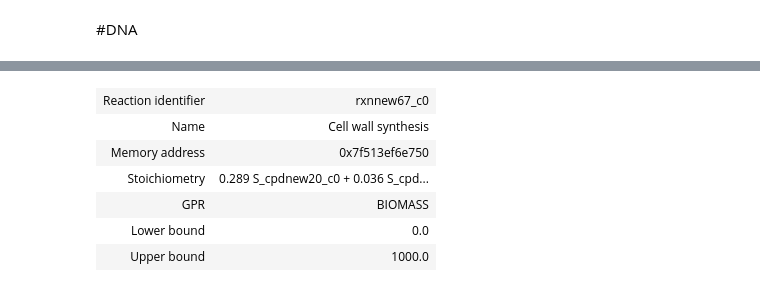
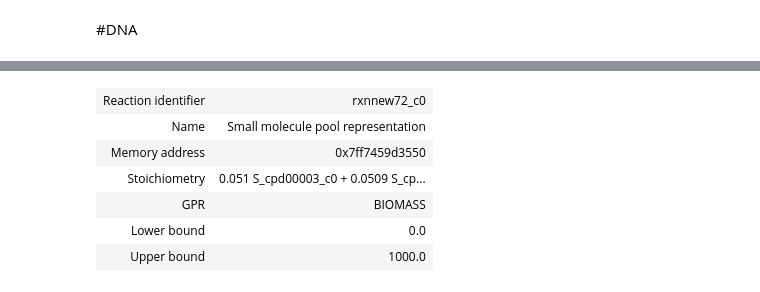
Before and after one commit to llvdrhau/Alquimia_Biorefinery_design_and_optimisation, a Jupyter notebook: colab_scripts/checkObjectiveReaction.ipynb, the cells around one changed output, grey strips where cells are left out. Saved outputs shown, nothing was run; the diff lists cells and outputs as text; code cells hidden in the pictures.

```diff
--- a/colab_scripts/checkObjectiveReaction.ipynb
+++ b/colab_scripts/checkObjectiveReaction.ipynb
@@ -172,10 +179,10 @@ Consuming Reactions
 # %%
-model.reactions.get_by_id('rxnnew67_c0')
+model.reactions.get_by_id('rxnnew72_c0')
 # %% [output]
-| Reaction identifier | rxnnew67_c0 |
-| Name | Cell wall synthesis |
-| Memory address | 0x7f513ef6e750 |
-| Stoichiometry | 0.289 S_cpdnew20_c0 + 0.036 S_cpd... |
+| Reaction identifier | rxnnew72_c0 |
+| Name | Small molecule pool representation |
+| Memory address | 0x7ff7459d3550 |
+| Stoichiometry | 0.051 S_cpd00003_c0 + 0.0509 S_cp... |
 | GPR | BIOMASS |
 | Lower bound | 0.0 |
 | Upper bound | 1000.0 |
```
Also changed, not shown: parts of 19 cells of this notebook, 1 other file.
